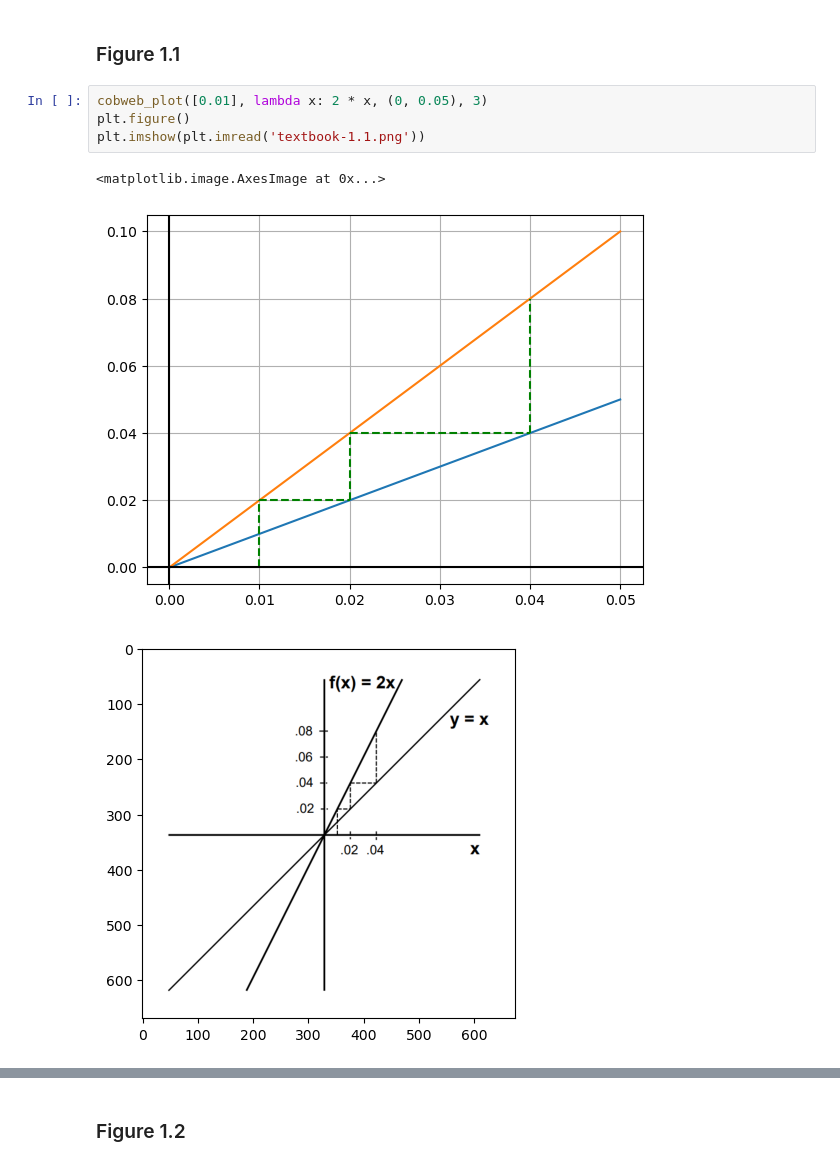
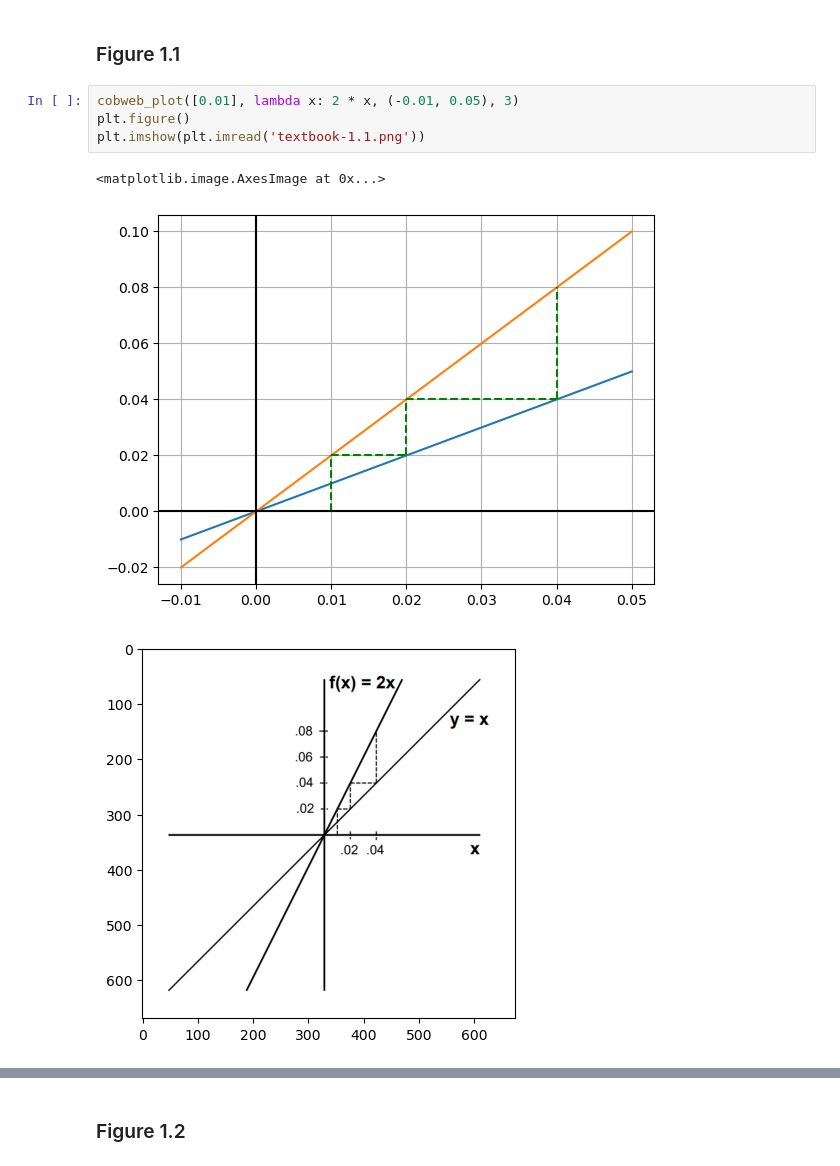
Before and after one commit to Stepheng753/School, a Jupyter notebook: Graduate/Year 1 Fall 2024/Math 538/Homework 1/hw1.ipynb, the cells around one changed output, grey strips where cells are left out. Saved outputs shown, nothing was run; the diff lists cells and outputs as text.

```diff
--- a/Graduate/Year 1 Fall 2024/Math 538/Homework 1/hw1.ipynb
+++ b/Graduate/Year 1 Fall 2024/Math 538/Homework 1/hw1.ipynb
@@ -39,10 +50,10 @@ def cobweb_plot(input_vals, f, x_range, num_iters):
 # %% [markdown]
 ### Figure 1.1
 # %%
-cobweb_plot([0.01], lambda x: 2 * x, (0, 0.05), 3)
+cobweb_plot([0.01], lambda x: 2 * x, (-0.01, 0.05), 3)
 plt.figure()
 plt.imshow(plt.imread('textbook-1.1.png'))
 # %% [output]
 <matplotlib.image.AxesImage at 0x...>
-[figure, old version]
+[figure, new version]
 [figure]
```
Also changed, not shown: parts of 6 cells of this notebook, 6 other files.
